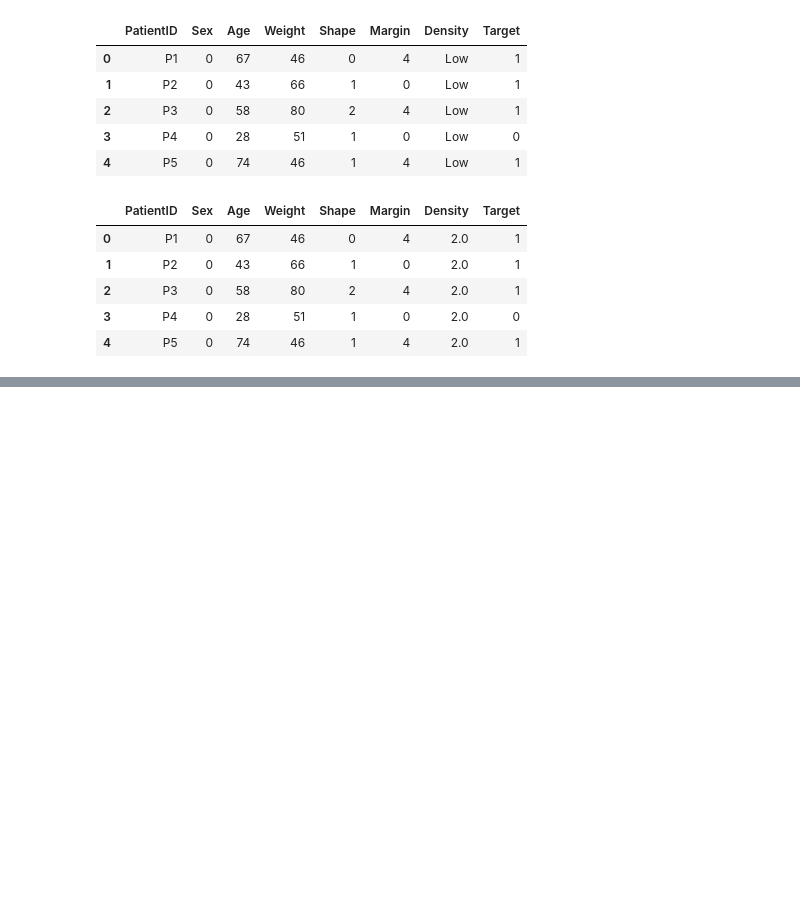
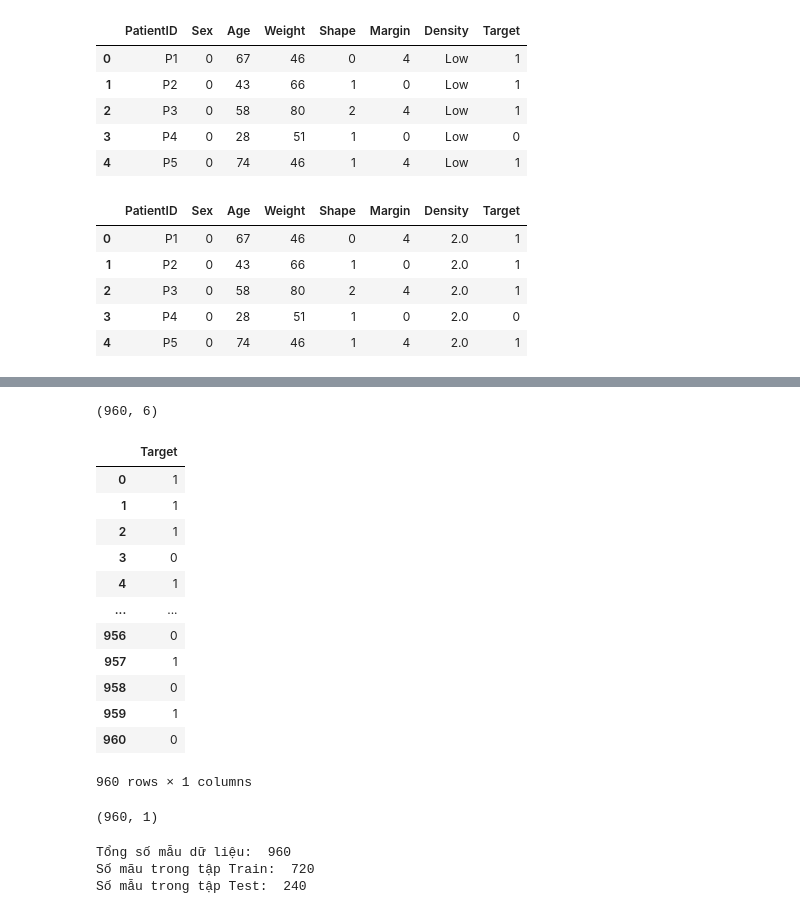
Before and after one commit to TuanPham0610/abc, a Jupyter notebook: Phan_2-20240226T063351Z-001/Phan_2/05_2121050107_PHẠM ANH TUẤN_BAITAP.ipynb, the cells around one changed output, grey strips where cells are left out. Drawn from its saved outputs; the diff is of its cells as text; code cells hidden in the pictures; blank space fills up the shorter version.

```diff
--- a/Phan_2-20240226T063351Z-001/Phan_2/05_2121050107_PHẠM ANH TUẤN_BAITAP.ipynb
+++ b/Phan_2-20240226T063351Z-001/Phan_2/05_2121050107_PHẠM ANH TUẤN_BAITAP.ipynb
@@ -583,0 +618,45 @@ df_practice.to_excel('Data_Practice_OK.xlsx',index=None)
+# %%
+x.shape
+# %% [output]
+(960, 6)
+# %%
+#Tách lấy biến phụ thuộc y
+
+y = df_practice.loc[:,['Target']]
+y
+# %% [output]
+|  | Target |
+| 0 | 1 |
+| 1 | 1 |
+| 2 | 1 |
+| 3 | 0 |
+| 4 | 1 |
+| ... | ... |
+| 956 | 0 |
+| 957 | 1 |
+| 958 | 0 |
+| 959 | 1 |
+| 960 | 0 |
+960 rows × 1 columns
+# %%
+y.shape
+# %% [output]
+(960, 1)
+# %%
+from sklearn.model_selection import train_test_split
+
+x_train_imputed = np.where(np.isinf(x_train_imputed), np.nan, x_train_imputed)
+
+
+#Thực hiện tách theo tỷ lệ 75 - 25
+x_train, x_test, y_train, y_test = train_test_split(x,y,
+                                                   train_size=0.75, #Kích thước
+                                                   shuffle=True) #Trộn dữ liệu, lấy ngẫu nhiên
+
+print("Tổng số mẫu dữ liệu: ", len(y))
+print("Số mãu trong tập Train: ", len(y_train))
+print("Số mẫu trong tập Test: ", len(y_test))
+# %% [output]
+Tổng số mẫu dữ liệu:  960
+Số mãu trong tập Train:  720
+Số mẫu trong tập Test:  240
```
Also changed, not shown: parts of 19 cells of this notebook, 1 other file.
